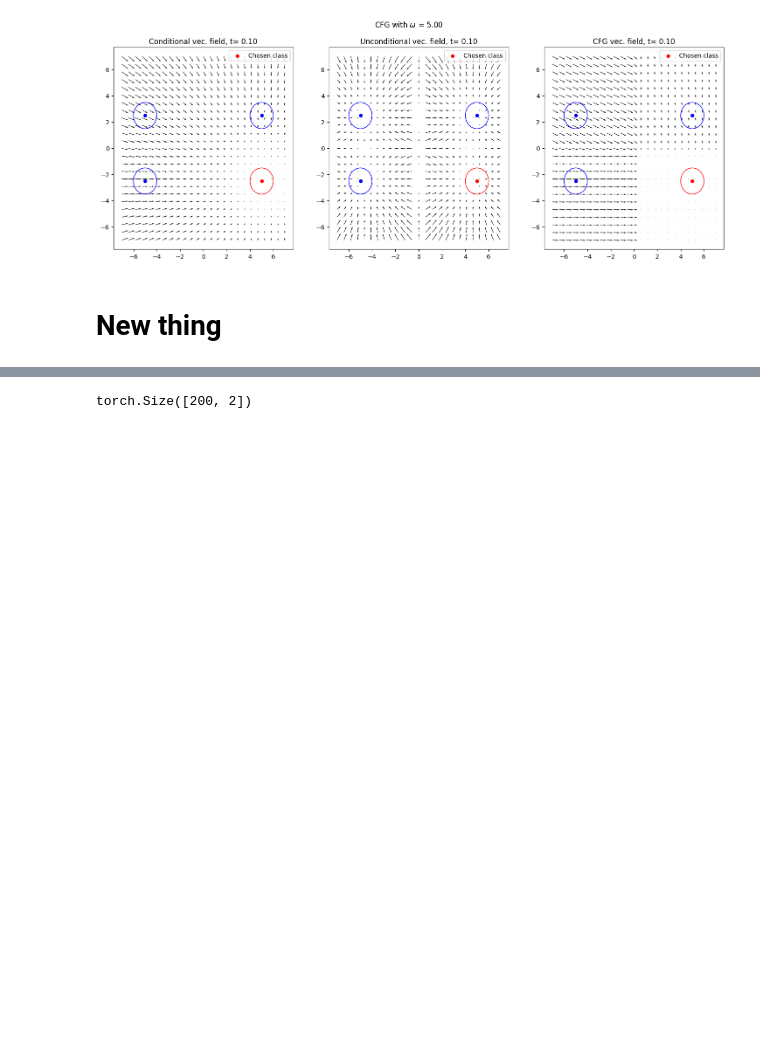
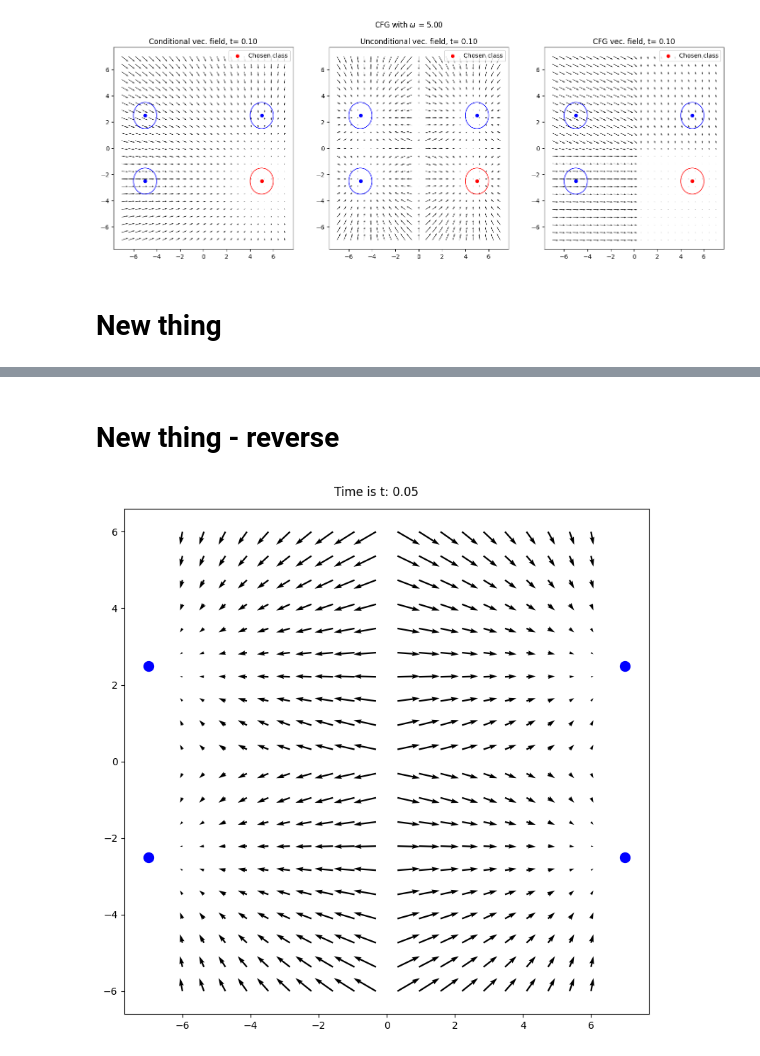
Before and after one commit to krunolp/cfg_theory, a Jupyter notebook: 2dgauss.ipynb, the cells around one changed output, grey strips where cells are left out. Saved outputs shown, nothing was run; the diff lists cells and outputs as text; code cells hidden in the pictures; blank space fills up the shorter version.

```diff
--- a/2dgauss.ipynb
+++ b/2dgauss.ipynb
@@ -448,5 +282 @@ plt.show()
-# %%
-all_samples.shape
-# %% [output]
-torch.Size([200, 2])
 # %%
@@ -488,0 +322,2 @@ imageio.mimsave('sampling_animation.gif', images_new, duration=0.05)
+# %% [markdown]
+# New thing - reverse
@@ -488,0 +377,9 @@ imageio.mimsave('sampling_animation.gif', images_new, duration=0.05)
+# %%
+m1 = 7.
+m2 = 2.5
+t = torch.tensor([.05])
+dt = 0.01
+sigma = torch.tensor([1.])
+inp, conc = get_vf(m1, m2, t, dt, sigma, n=20, min=-6, max=6, plot=True)
+# %% [output]
+[figure, added]
```
Also changed, not shown: parts of 26 cells of this notebook, 9 other files.
